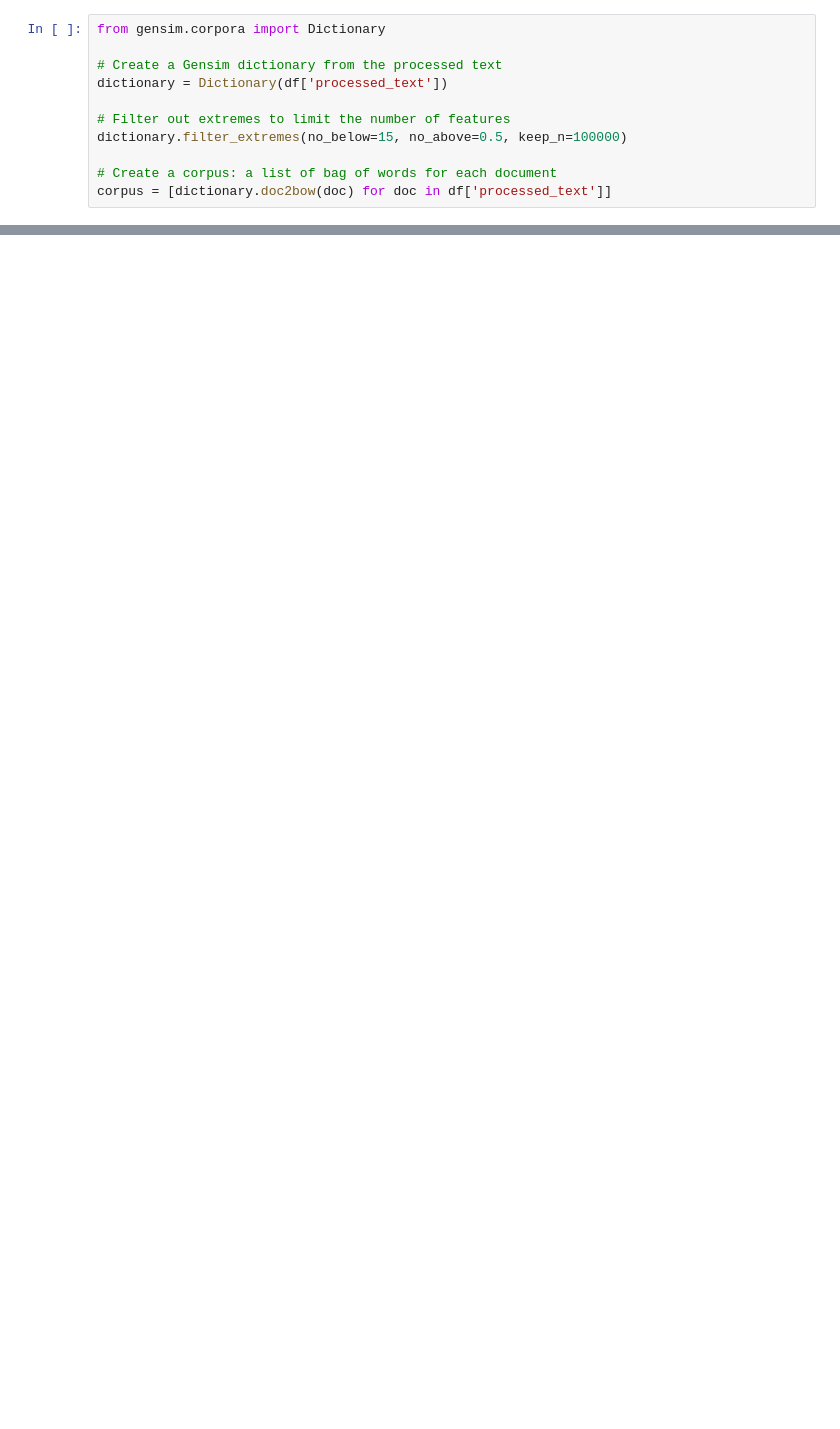
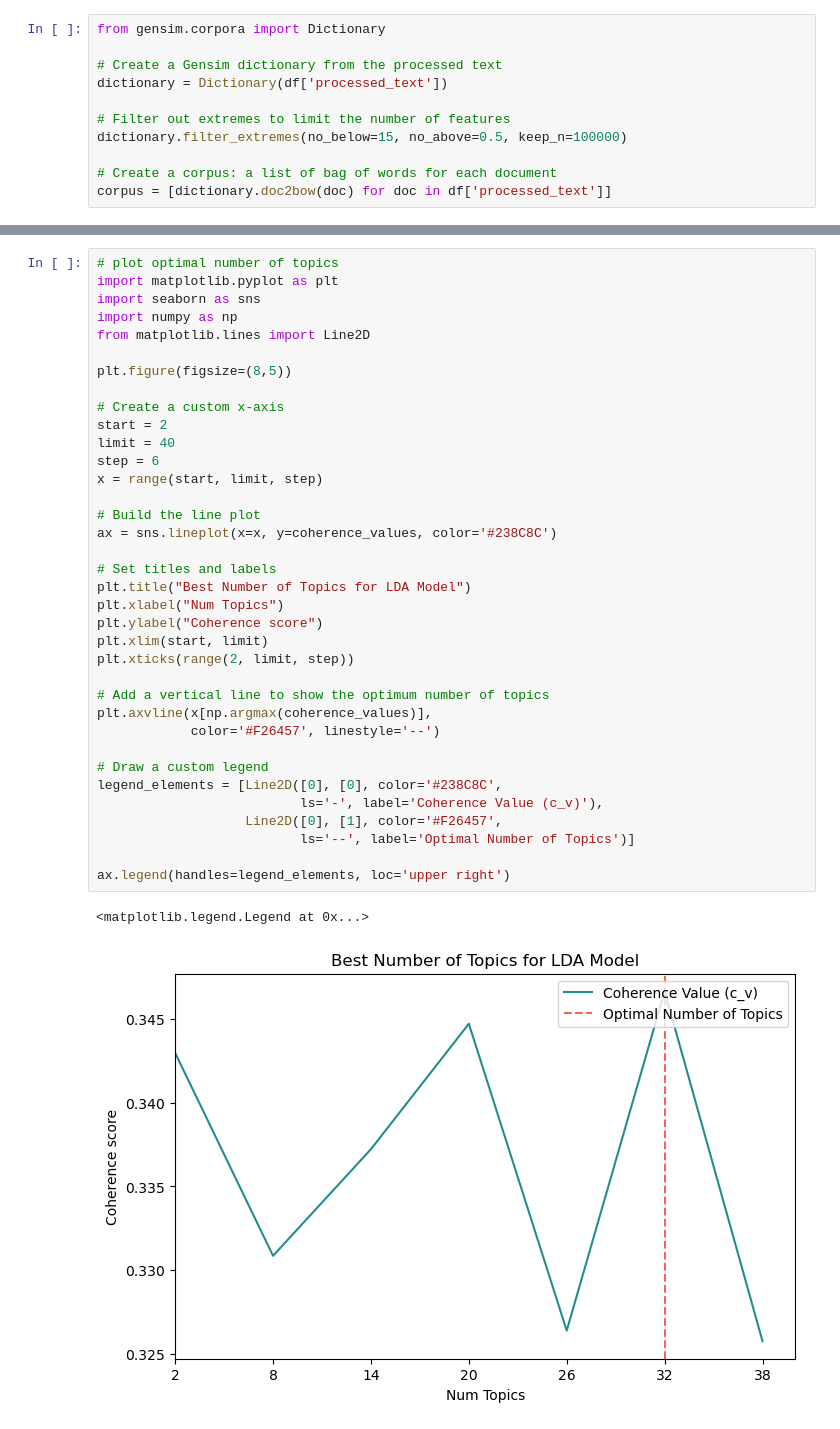
Before and after one commit to MaxAC273/DS5500_Capstone_Sentiment_Analysis, a Jupyter notebook: LDA_model.ipynb, the cells around one changed output, grey strips where cells are left out. Drawn from its saved outputs; the diff is of its cells as text; blank space fills up the shorter version.

Commit message:
Updated LDA_model_retweet_removed

```diff
--- a/LDA_model.ipynb
+++ b/LDA_model.ipynb
@@ -91,3 +97,42 @@ plt.show()
+# %%
+# plot optimal number of topics
+import matplotlib.pyplot as plt
+import seaborn as sns
+import numpy as np
+from matplotlib.lines import Line2D
+
+plt.figure(figsize=(8,5))
+
+# Create a custom x-axis
+start = 2
+limit = 40
+step = 6
+x = range(start, limit, step)
+
+# Build the line plot
+ax = sns.lineplot(x=x, y=coherence_values, color='#238C8C')
+
+# Set titles and labels
+plt.title("Best Number of Topics for LDA Model")
+plt.xlabel("Num Topics")
+plt.ylabel("Coherence score")
+plt.xlim(start, limit)
+plt.xticks(range(2, limit, step))
+
+# Add a vertical line to show the optimum number of topics
+plt.axvline(x[np.argmax(coherence_values)],
+            color='#F26457', linestyle='--')
+
+# Draw a custom legend
+legend_elements = [Line2D([0], [0], color='#238C8C',
+                          ls='-', label='Coherence Value (c_v)'),
+                   Line2D([0], [1], color='#F26457',
+                          ls='--', label='Optimal Number of Topics')]
+
+ax.legend(handles=legend_elements, loc='upper right')
+# %% [output]
+<matplotlib.legend.Legend at 0x...>
+[figure, added]
 # %%
 # Apply LDA
 lda_model = LdaModel(corpus=corpus, id2word=dictionary, num_topics=5, random_state=100, update_every=1, chunksize=100, passes=10, alpha='auto', per_word_topics=True)
```
Also changed, not shown: parts of 9 cells of this notebook, 2 other files.
